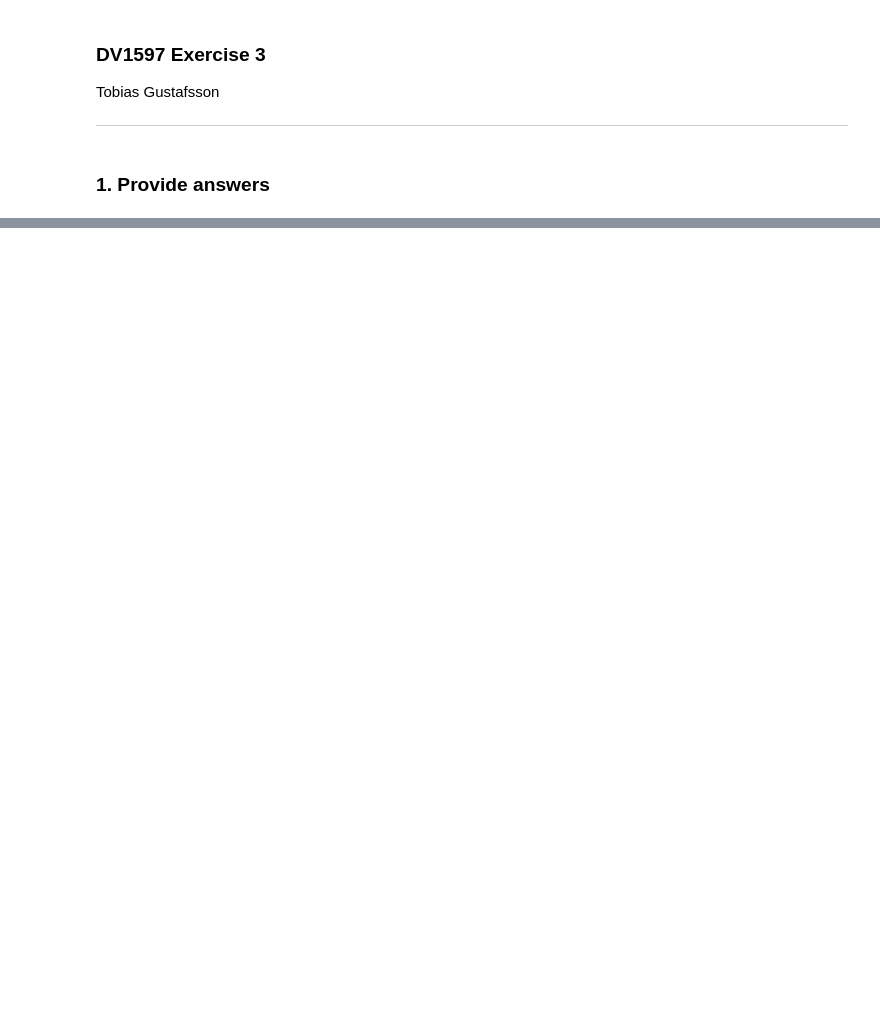
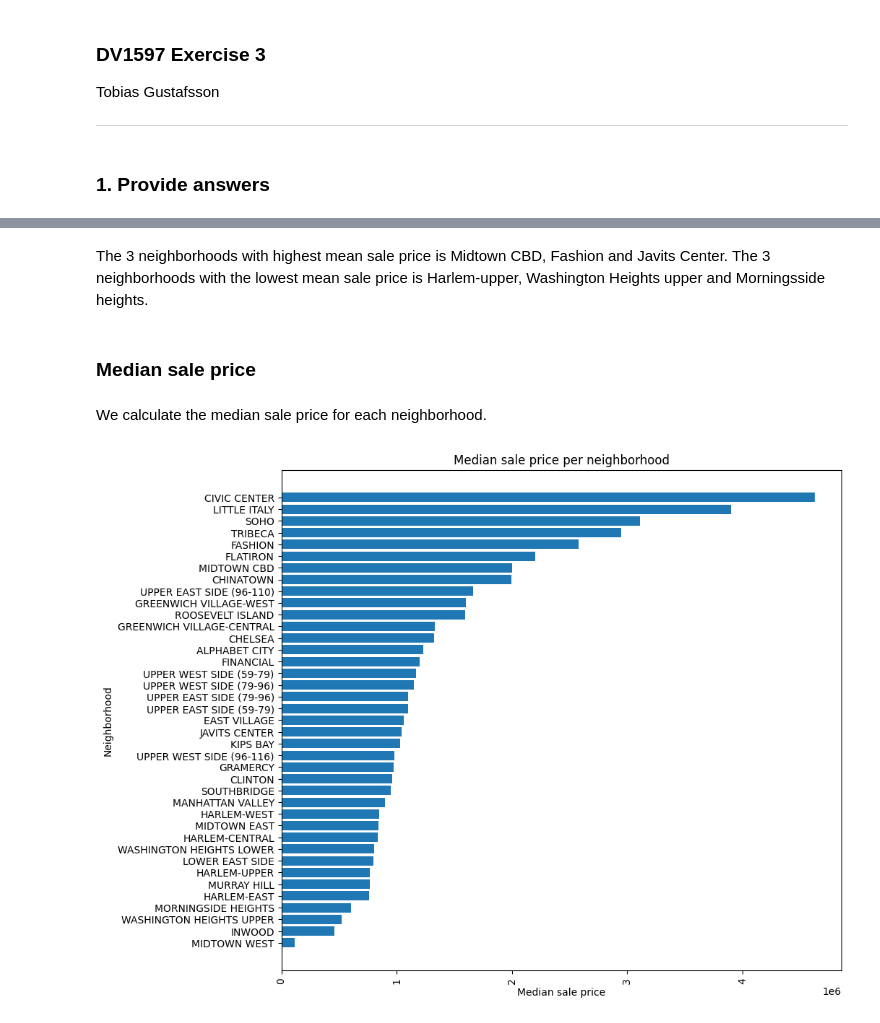
Before and after one commit to Globose/dv1597, a Jupyter notebook: ex3/book.ipynb, the cells around one changed output, grey strips where cells are left out. Cells and saved outputs as stored; diff of their text form; code cells hidden in the pictures; blank space fills up the shorter version.

```diff
--- a/ex3/book.ipynb
+++ b/ex3/book.ipynb
@@ -46,0 +43,21 @@ chelsea
+# %% [markdown]
+The 3 neighborhoods with highest mean sale price is Midtown CBD, Fashion and Javits Center. The 3 neighborhoods with the lowest mean sale price is Harlem-upper, Washington Heights upper and Morningsside heights.
+# %% [markdown]
+### Median sale price
+# %% [markdown]
+We calculate the median sale price for each neighborhood.
+# %%
+median_values = df.groupby('NEIGHBORHOOD')['SALE PRICE'].median().reset_index()
+median_values = median_values.sort_values('SALE PRICE', ascending=True)
+
+fig = mpl.figure(figsize=(10, 9))
+ax = fig.add_subplot(1,1,1)
+mpl.xticks(rotation=90)
+ax.barh(median_values['NEIGHBORHOOD'],median_values['SALE PRICE'])
+
+ax.set_xlabel('Median sale price')
+ax.set_ylabel('Neighborhood')
+ax.set_title('Median sale price per neighborhood')
+mpl.show()
+# %% [output]
+[figure, added]
```
Also changed, not shown: parts of 29 cells of this notebook.
